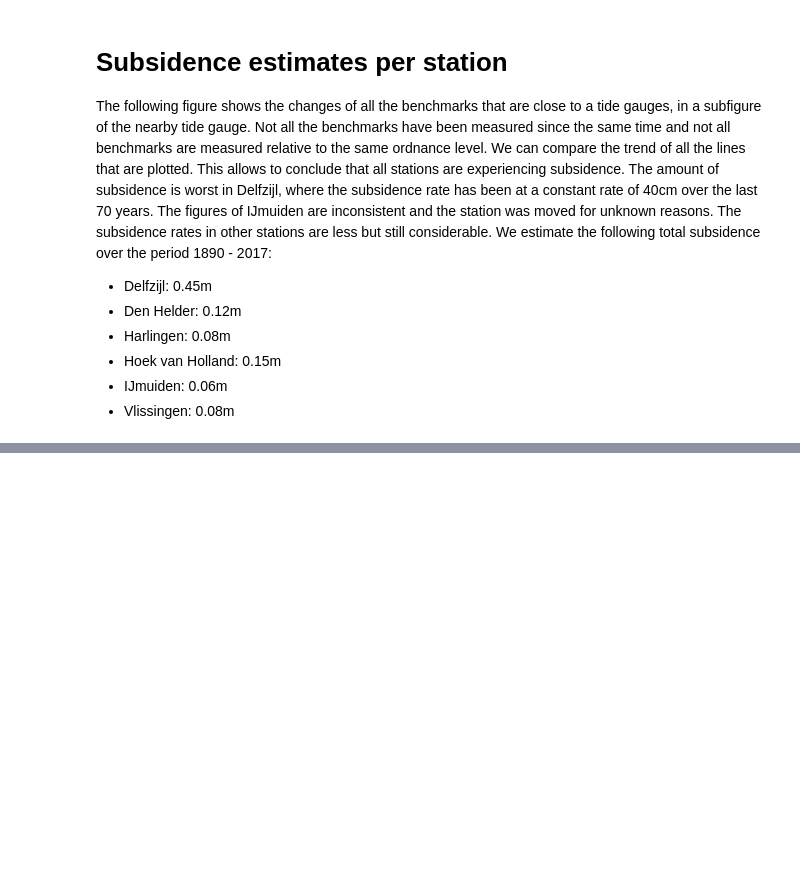
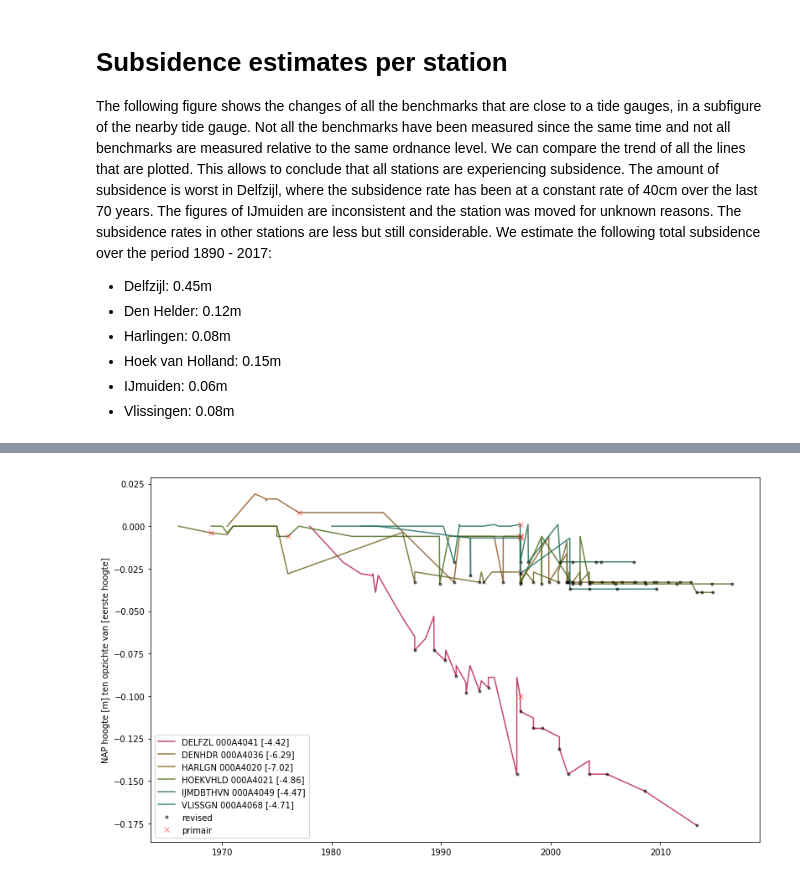
Before and after one commit to openearth/sealevel, a Jupyter notebook: notebooks/analysis/subsidence/nap-history.ipynb, the cells around one changed output, grey strips where cells are left out. Drawn from its saved outputs; the diff is of its cells as text; code cells hidden in the pictures; blank space fills up the shorter version.

```diff
--- a/notebooks/analysis/subsidence/nap-history.ipynb
+++ b/notebooks/analysis/subsidence/nap-history.ipynb
@@ -295,0 +381,42 @@ cb = matplotlib.colorbar.ColorbarBase(
+# %%
+fig, ax = plt.subplots(figsize=(13, 8))
+
+for benchmark in benchmarks:
+    if not 'nulpaal' in benchmark:
+        continue
+    id_ = benchmark['nulpaal']
+    station_name = benchmark['station']
+    nulpaal_df = df[df.ID == id_].sort_values('date')
+    first = nulpaal_df.iloc[0]
+
+    revised = nulpaal_df[nulpaal_df.revised]
+    primair = nulpaal_df[nulpaal_df.titel.apply(lambda x: 'primair' in x.lower() or 'NAUWK' in x)]
+
+
+
+    ax.plot(
+        nulpaal_df.year,
+        nulpaal_df['NAP hoogte'] - first['NAP hoogte'],
+        label='%s %s [%.2f]' % (station_name, id_,  - first['NAP hoogte']),
+        alpha=0.8
+    )
+    ax.plot(
+        revised.year,
+        revised['NAP hoogte'] - first['NAP hoogte'],
+        'k.',
+        label=('revised' if station_name == 'VLISSGN' else ''),
+        alpha=0.5
+    )
+    ax.plot(
+        primair.year,
+        primair['NAP hoogte'] - first['NAP hoogte'],
+        'rx',
+        label=('primair' if station_name == 'VLISSGN' else ''),
+        alpha=0.5
+    )
+
+    ax.legend(loc='lower left')
+    ax.set_ylabel('NAP hoogte [m] ten opzichte van [eerste hoogte]')
+fig.savefig('nulpalen.pdf')
+# %% [output]
+[figure, added]
```
Also changed, not shown: parts of 9 cells of this notebook.
